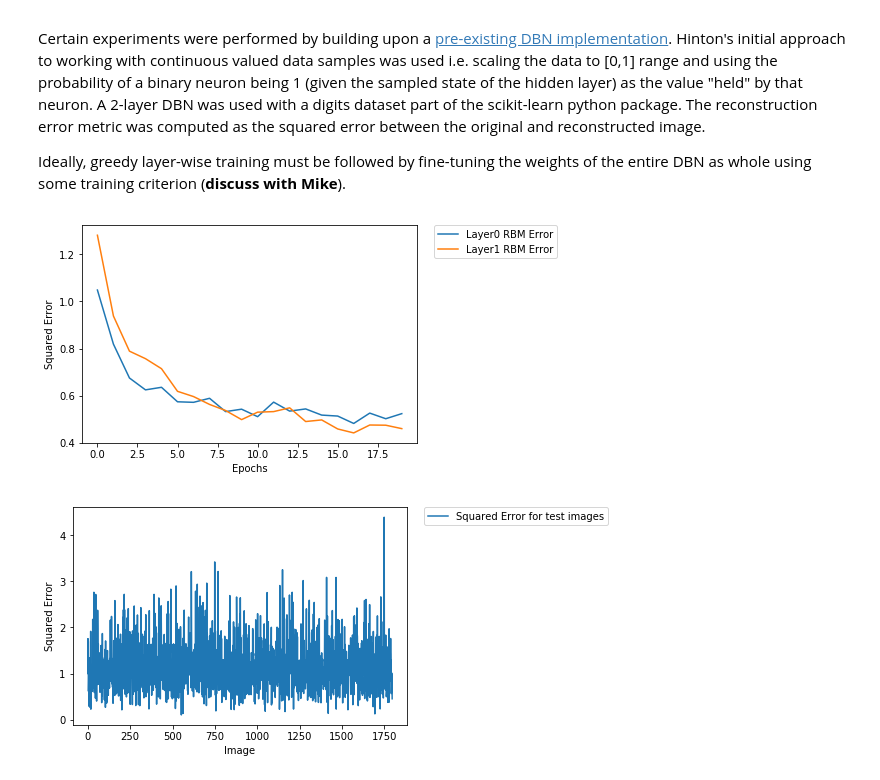
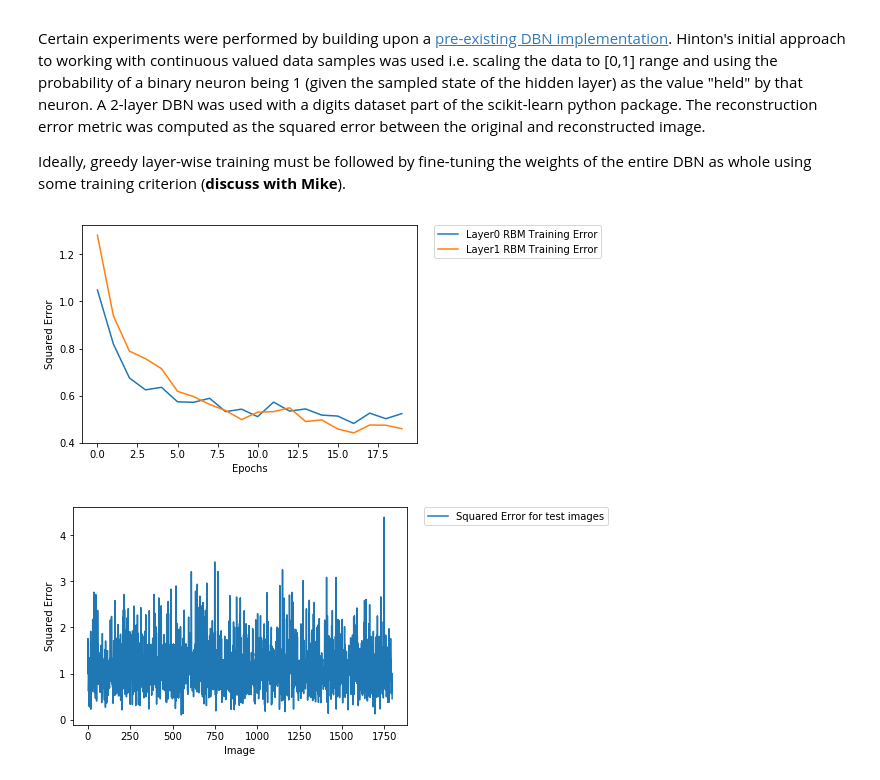
Before and after one commit to ishaanb92/Generative-Models-, a Jupyter notebook: Classifier_Documentation.ipynb, the cells around one changed output. Cells and saved outputs as stored; diff of their text form; code cells hidden in the pictures.

```diff
--- a/Classifier_Documentation.ipynb
+++ b/Classifier_Documentation.ipynb
@@ -170,22 +170,22 @@ Ideally, greedy layer-wise training must be followed by fine-tuning the weights
 # %%
 import pickle
 import matplotlib.pyplot as plt
 
 with open ('layer_0', 'rb') as fp:
     errorListLayer0 = pickle.load(fp)
 
 with open ('layer_1', 'rb') as fp:
     errorListLayer1 = pickle.load(fp)
 
 
-plt.plot(errorListLayer0,label='Layer0 RBM Error')
+plt.plot(errorListLayer0,label='Layer0 RBM Training Error')
 plt.ylabel('Squared Error')
 plt.xlabel('Epochs')
-plt.plot(errorListLayer1,label='Layer1 RBM Error')
+plt.plot(errorListLayer1,label='Layer1 RBM Training Error')
 plt.legend(bbox_to_anchor=(1.05, 1), loc=2, borderaxespad=0.)
 plt.show()
 # %% [output]
-[figure, old version]
+[figure, new version]
 # %%
 import pickle
 import matplotlib.pyplot as plt
```
Also changed, not shown: parts of 4 cells of this notebook.
